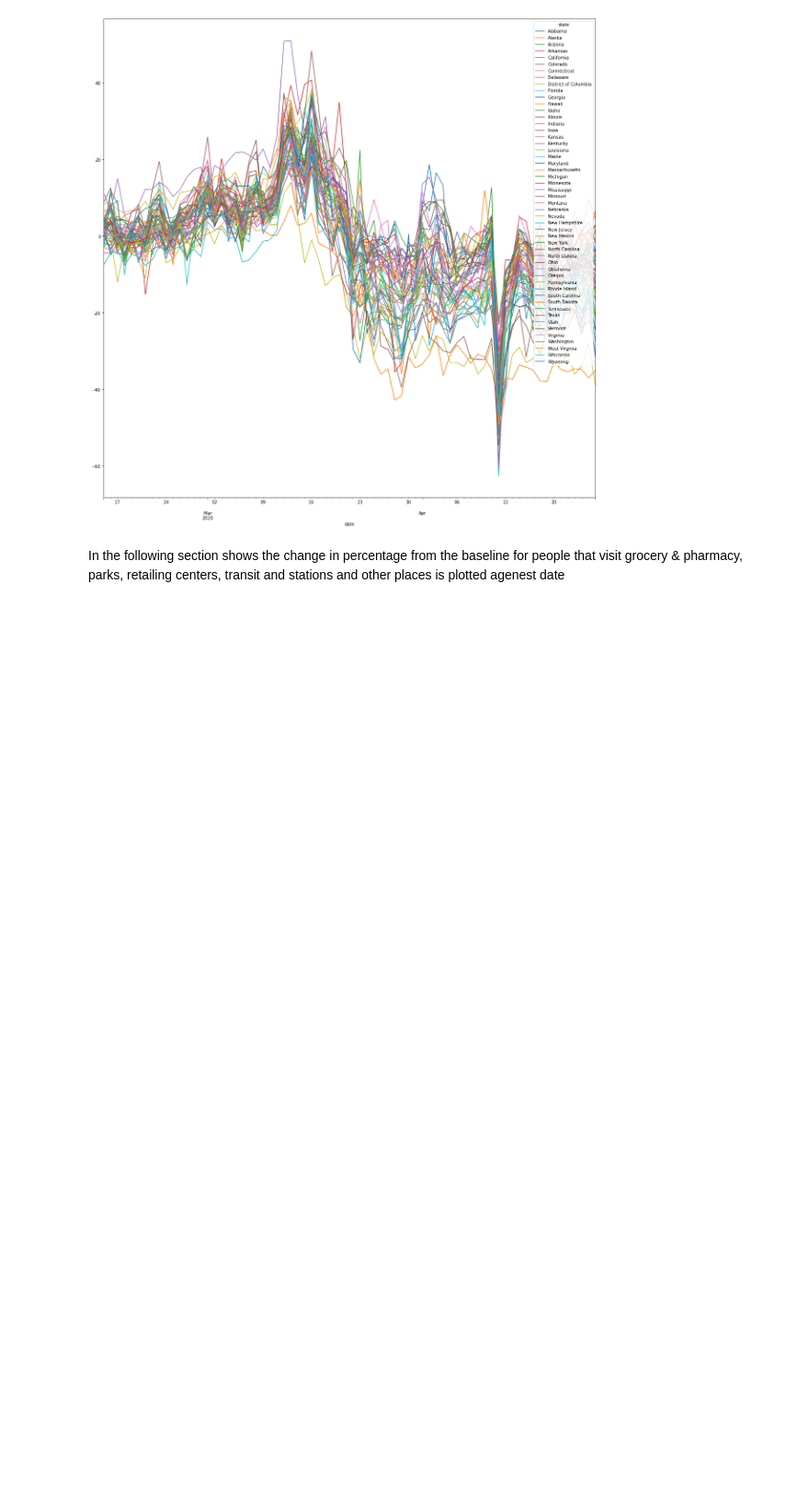
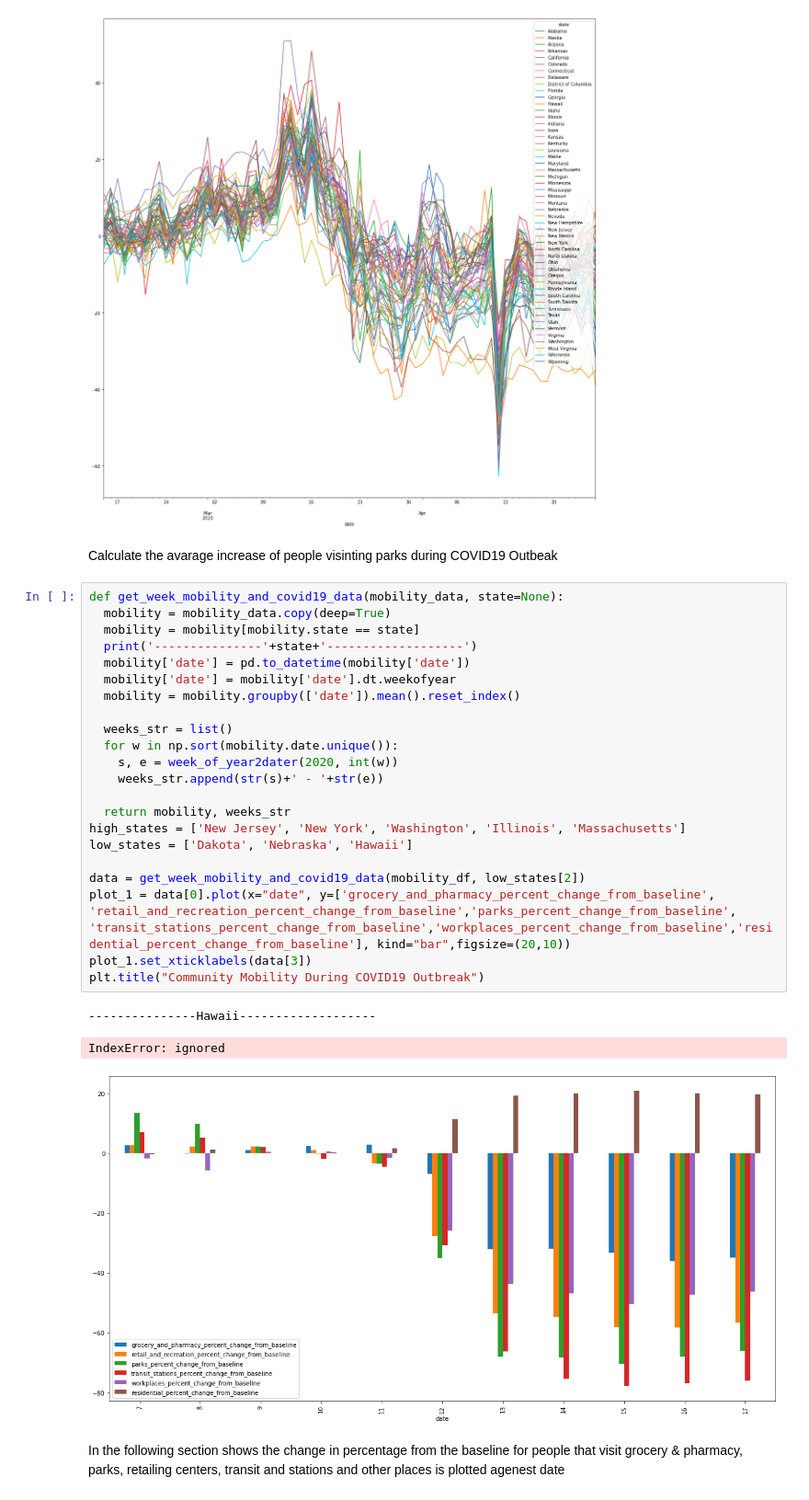
Before and after one commit to dagisky/ML_Porjects, a Jupyter notebook: Covid19GoogleDs.ipynb, the cells around one changed output. Shown at 92% size. Drawn from its saved outputs; the diff is of its cells as text; blank space fills up the shorter version.

```diff
--- a/Covid19GoogleDs.ipynb
+++ b/Covid19GoogleDs.ipynb
@@ -205,6 +204,34 @@ df.plot(figsize=(20,20))
 # %% [output]
 <matplotlib.axes._subplots.AxesSubplot at 0x...>
 [figure]
+# %% [markdown]
+Calculate the avarage increase of people visinting parks during COVID19 Outbeak
+# %%
+def get_week_mobility_and_covid19_data(mobility_data, state=None):
+  mobility = mobility_data.copy(deep=True)
+  mobility = mobility[mobility.state == state]
+  print('---------------'+state+'-------------------')
+  mobility['date'] = pd.to_datetime(mobility['date'])
+  mobility['date'] = mobility['date'].dt.weekofyear
+  mobility = mobility.groupby(['date']).mean().reset_index()
+
+  weeks_str = list()
+  for w in np.sort(mobility.date.unique()):
+    s, e = week_of_year2dater(2020, int(w))
+    weeks_str.append(str(s)+' - '+str(e))
+
+  return mobility, weeks_str
+high_states = ['New Jersey', 'New York', 'Washington', 'Illinois', 'Massachusetts']
+low_states = ['Dakota', 'Nebraska', 'Hawaii']
+
+data = get_week_mobility_and_covid19_data(mobility_df, low_states[2])
+plot_1 = data[0].plot(x="date", y=['grocery_and_pharmacy_percent_change_from_baseline', 'retail_and_recreation_percent_change_from_baseline','parks_percent_change_from_baseline', 'transit_stations_percent_change_from_baseline','workplaces_percent_change_from_baseline','residential_percent_change_from_baseline'], kind="bar",figsize=(20,10))
+plot_1.set_xticklabels(data[3])
+plt.title("Community Mobility During COVID19 Outbreak")
+# %% [output]
+---------------Hawaii-------------------
+IndexError: ignored
+[figure, added]
 # %% [markdown]
 In the following section shows the change in percentage from the baseline for people that visit grocery & pharmacy, parks, retailing centers, transit and stations and other places is plotted agenest date
 # %%
```
Also changed, not shown: parts of 18 cells of this notebook.
